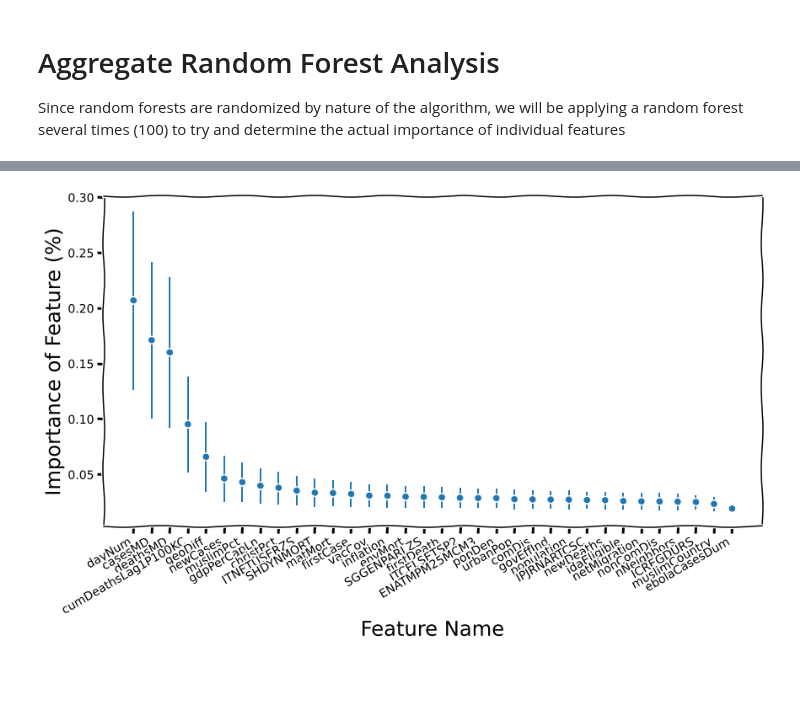
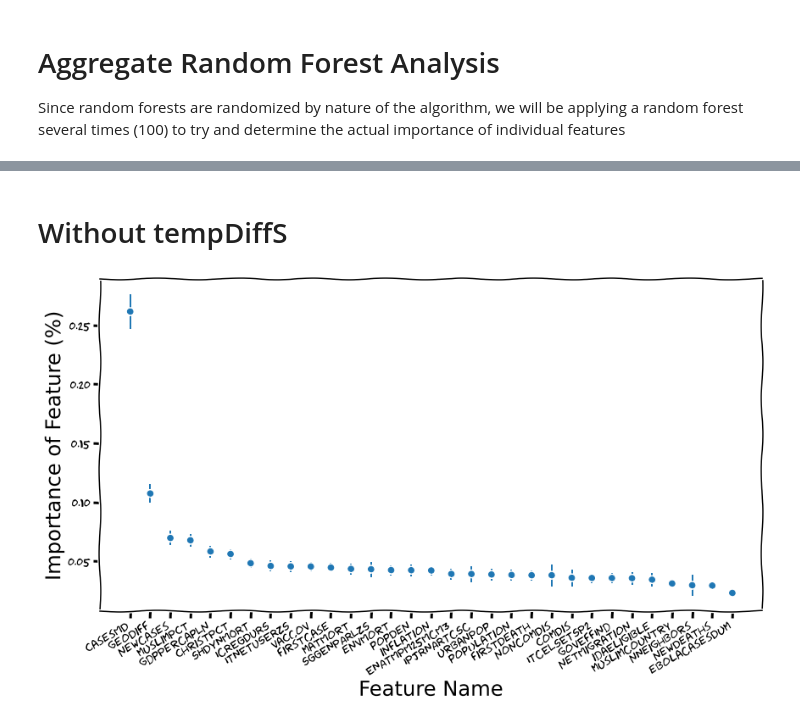
Before and after one commit to crhea93/Covid-ML, a Jupyter notebook: Aggregate-Analysis.ipynb, the cells around one changed output, grey strips where cells are left out. Drawn from its saved outputs; the diff is of its cells as text; code cells hidden in the pictures; blank space fills up the shorter version.

```diff
--- a/Aggregate-Analysis.ipynb
+++ b/Aggregate-Analysis.ipynb
@@ -39,0 +65,11 @@ for i in np.arange(10000):
+# %%
+#with plt.xkcd():
+fig = plt.figure(figsize=(20,8))
+plt.errorbar(final_features.index, 'mean', yerr='99-conf', data=final_features, fmt='o', ms=10)
+#plt.xticks(rotation=-60)
+fig.autofmt_xdate()
+plt.xticks(fontsize=14)
+plt.yticks(fontsize=14)
+plt.xlabel('Feature Name', fontsize=25)
+plt.ylabel('Importance of Feature (%)', fontsize=25)
+#plt.savefig('Feature-Importance.png')
@@ -40,14 +79,44 @@ for i in np.arange(10000):
+# %% [markdown]
+# Without tempDiffS
+# %%
+data = africa.drop(columns=['sahoStatusEHA', 'dayNum', 'tempDiffS' ,'country', 'tempDiffS', 'christCountry', 'cumCasesLag1', 'cumCasesLag1P100KC', 'cumDeathsLag1', 'ebolaCasesN', 'gdpPerCap', 'geoDiffXdayNum', 'medDocsN']).select_dtypes(['number'])
+data = data.drop(columns=['deathsMD', 'cumDeathsLag1P100KC'])
+train_num = 40
+
+training_data = data[0:train_num]
+training_labels = list(labels[0:train_num])
+
+test_data = data[train_num:]
+test_labels = list(labels[train_num:])
+# %%
+feature_importance = {}
+for i in np.arange(100):
+    rf = RandomForestClassifier(n_estimators = 20, max_depth=5, criterion='entropy')
+    rf.fit(training_data, training_labels)
+    predictions = rf.predict(test_data)
+    # Collect 10 most important features
+    importance = pd.DataFrame({'feature': training_data.columns, 'importance': np.round(rf.feature_importances_, 3)})
+    importance.sort_values('importance', ascending=False, inplace=True)
+    importance = importance[:10]
+    # Assign values to dictionary
+    for imp in importance.values:
+        if imp[0] not in feature_importance.keys():
+            # If the key is not already there then add it
+            feature_importance[imp[0]] = [imp[1]]
+        else:
+            feature_importance[imp[0]].append(imp[1])
 # %%
 feature_importance_df = pd.DataFrame.from_dict(feature_importance, orient='index')
-final_features = feature_importance_df.agg(['mean', 'std'], axis=1).sort_values('mean', ascending=False)
+final_features = feature_importance_df.agg(['mean', 'std', 'sem'], axis=1).sort_values('mean', ascending=False)
+final_features['95-conf'] = 1.96*final_features['sem']
 # %%
 with plt.xkcd():
     fig = plt.figure(figsize=(14,8))
-    plt.errorbar(final_features.index, 'mean', yerr='std', data=final_features, fmt='o')
+    plt.errorbar(final_features.index, 'mean', yerr='95-conf', data=final_features, fmt='o')
     #plt.xticks(rotation=-60)
     fig.autofmt_xdate()
     plt.xlabel('Feature Name', size='xx-large', fontname='Comic Sans MS')
     plt.ylabel('Importance of Feature (%)', size='xx-large', fontname='Comic Sans MS')
     plt.show()
 # %% [output]
-[figure, old version]
+[figure, new version]
```
Also changed, not shown: parts of 4 cells of this notebook, 3 other files.
